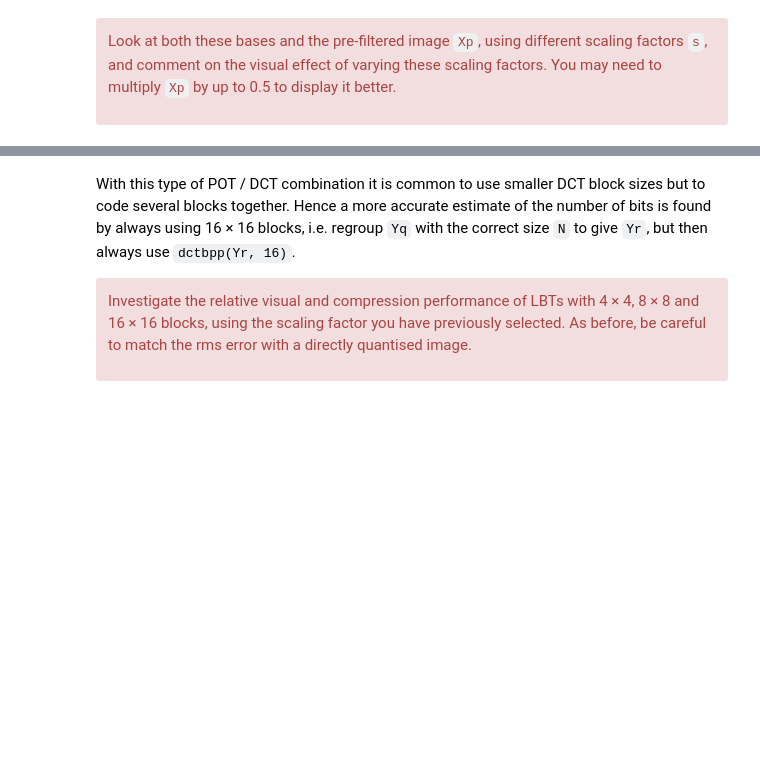
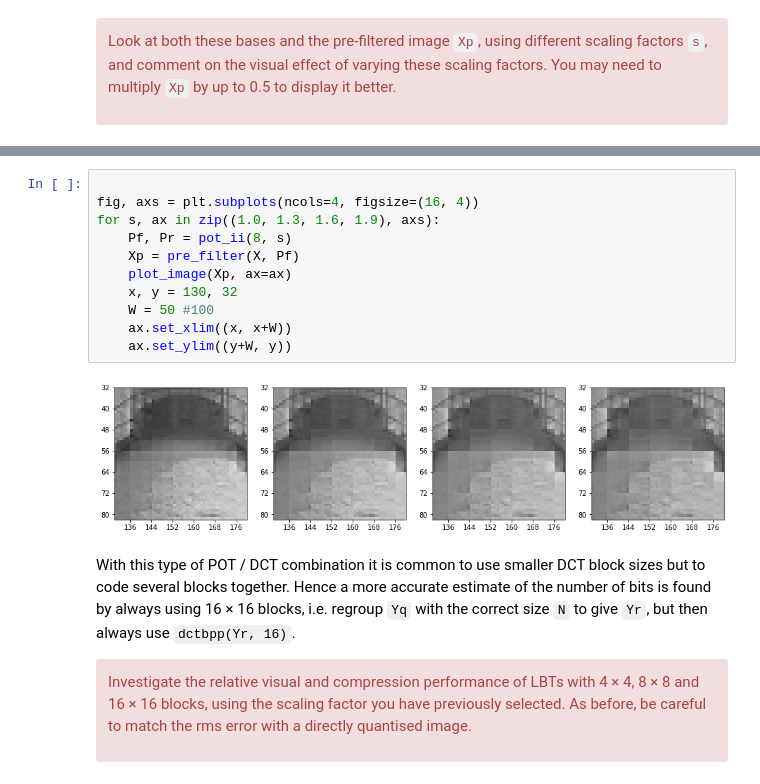
Before and after one commit to sigproc/cued_sf2_lab, a Jupyter notebook: 8-lbt.ipynb, the cells around one changed output, grey strips where cells are left out. Saved outputs shown, nothing was run; the diff lists cells and outputs as text; blank space fills up the shorter version.

```diff
--- a/8-lbt.ipynb
+++ b/8-lbt.ipynb
@@ -139,3 +253,16 @@ multiply `Xp` by up to 0.5 to display it better.</div>
+# %%
+
+fig, axs = plt.subplots(ncols=4, figsize=(16, 4))
+for s, ax in zip((1.0, 1.3, 1.6, 1.9), axs):
+    Pf, Pr = pot_ii(8, s)
+    Xp = pre_filter(X, Pf)
+    plot_image(Xp, ax=ax)
+    x, y = 130, 32
+    W = 50 #100
+    ax.set_xlim((x, x+W))
+    ax.set_ylim((y+W, y))
+# %% [output]
+[figure, added]
 # %% [markdown]
 With this type of POT / DCT combination it is common to use smaller DCT block sizes
 but to code several blocks together. Hence a more accurate estimate of the number of bits
```
Also changed, not shown: parts of 14 cells of this notebook, 1 other file.
